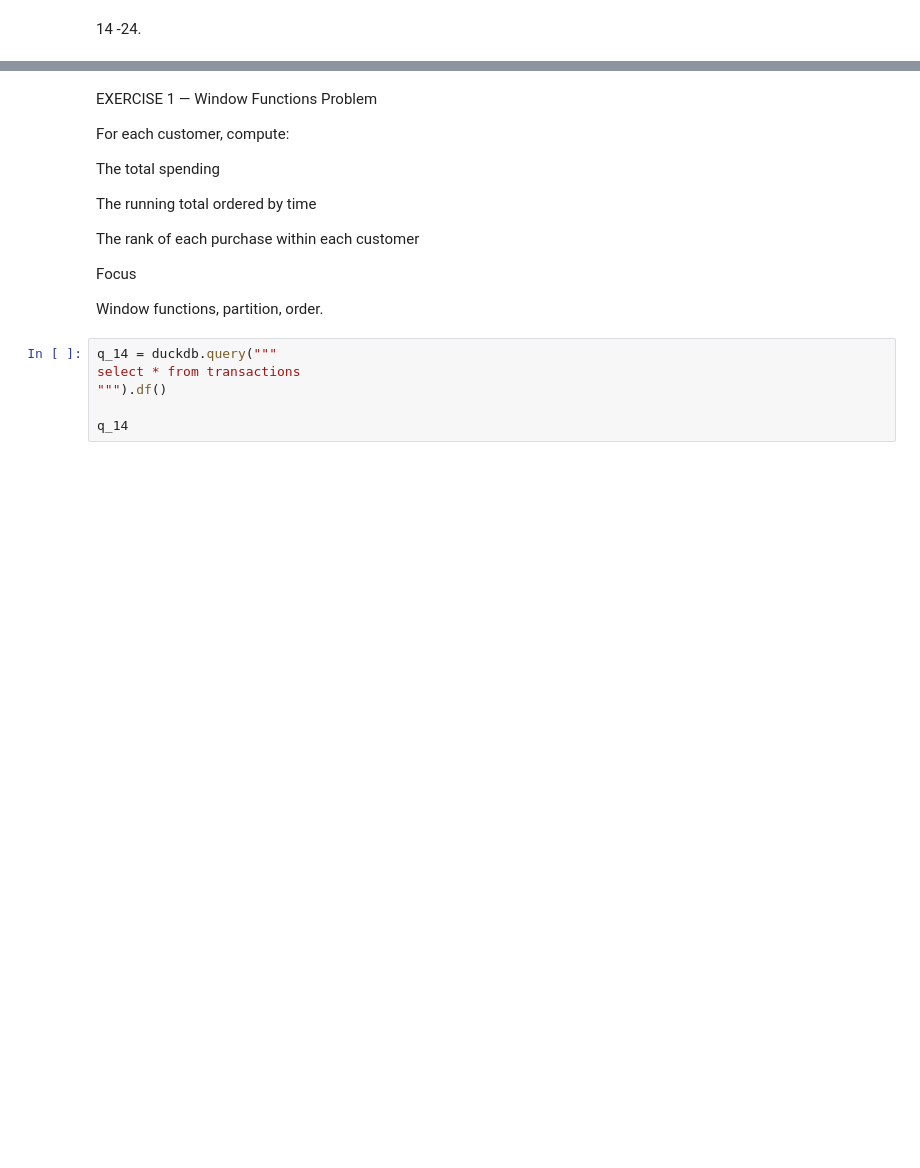
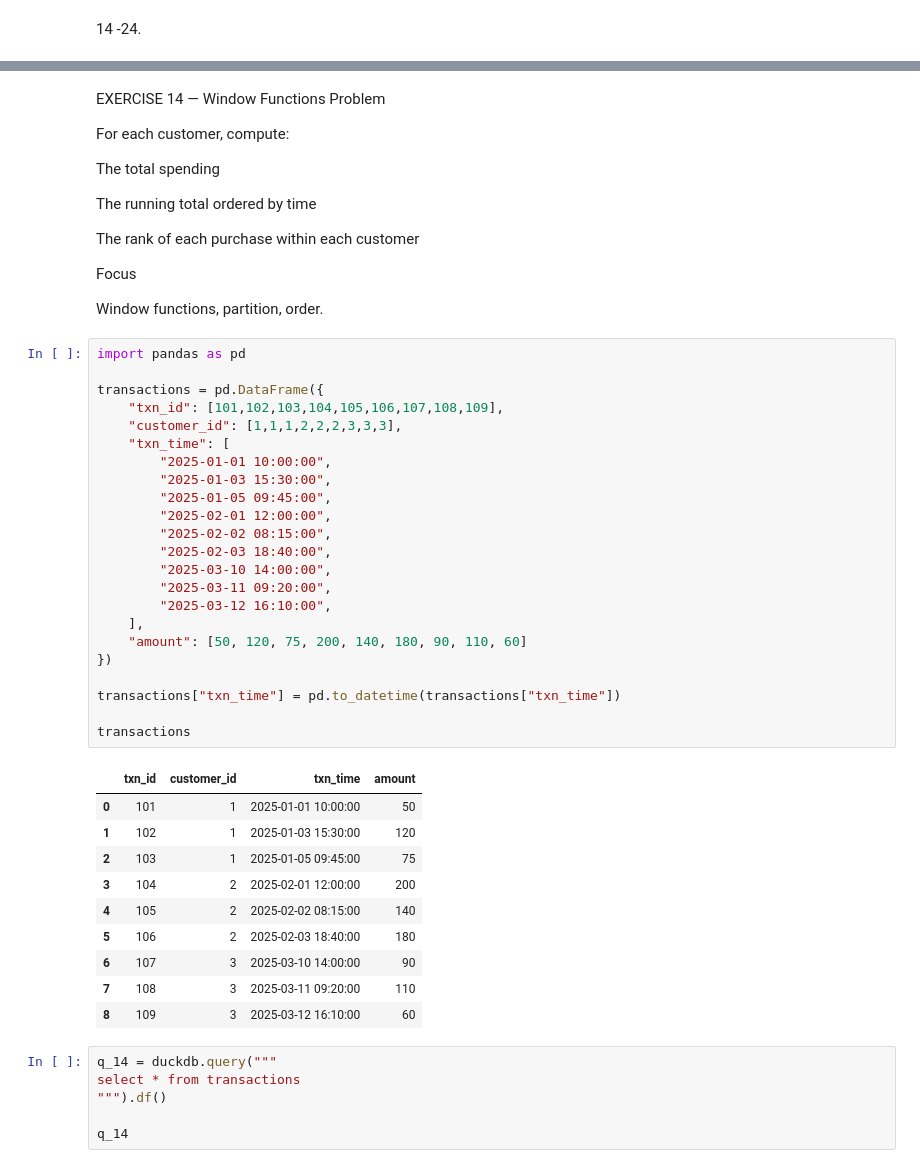
Before and after one commit to isaac-altair/SQL, a Jupyter notebook: Various_SQL_Exercises.ipynb, the cells around one changed output, grey strips where cells are left out. Drawn from its saved outputs; the diff is of its cells as text; blank space fills up the shorter version.

```diff
--- a/Various_SQL_Exercises.ipynb
+++ b/Various_SQL_Exercises.ipynb
@@ -1121,5 +989,5 @@ customers
 # %% [markdown]
-EXERCISE 1 — Window Functions
+EXERCISE 14 — Window Functions
 Problem
 
 For each customer, compute:
@@ -1133,6 +1001,40 @@ The rank of each purchase within each customer
 Focus
 
 Window functions, partition, order.
+# %%
+import pandas as pd
+
+transactions = pd.DataFrame({
+    "txn_id": [101,102,103,104,105,106,107,108,109],
+    "customer_id": [1,1,1,2,2,2,3,3,3],
+    "txn_time": [
+        "2025-01-01 10:00:00",
+        "2025-01-03 15:30:00",
+        "2025-01-05 09:45:00",
+        "2025-02-01 12:00:00",
+        "2025-02-02 08:15:00",
+        "2025-02-03 18:40:00",
+        "2025-03-10 14:00:00",
+        "2025-03-11 09:20:00",
+        "2025-03-12 16:10:00",
+    ],
+    "amount": [50, 120, 75, 200, 140, 180, 90, 110, 60]
+})
+
+transactions["txn_time"] = pd.to_datetime(transactions["txn_time"])
+
+transactions
+# %% [output]
+|  | txn_id | customer_id | txn_time | amount |
+| 0 | 101 | 1 | 2025-01-01 10:00:00 | 50 |
+| 1 | 102 | 1 | 2025-01-03 15:30:00 | 120 |
+| 2 | 103 | 1 | 2025-01-05 09:45:00 | 75 |
+| 3 | 104 | 2 | 2025-02-01 12:00:00 | 200 |
+| 4 | 105 | 2 | 2025-02-02 08:15:00 | 140 |
+| 5 | 106 | 2 | 2025-02-03 18:40:00 | 180 |
+| 6 | 107 | 3 | 2025-03-10 14:00:00 | 90 |
+| 7 | 108 | 3 | 2025-03-11 09:20:00 | 110 |
+| 8 | 109 | 3 | 2025-03-12 16:10:00 | 60 |
 # %%
 q_14 = duckdb.query("""
 select * from transactions
```
Also changed, not shown: parts of 12 cells of this notebook.
